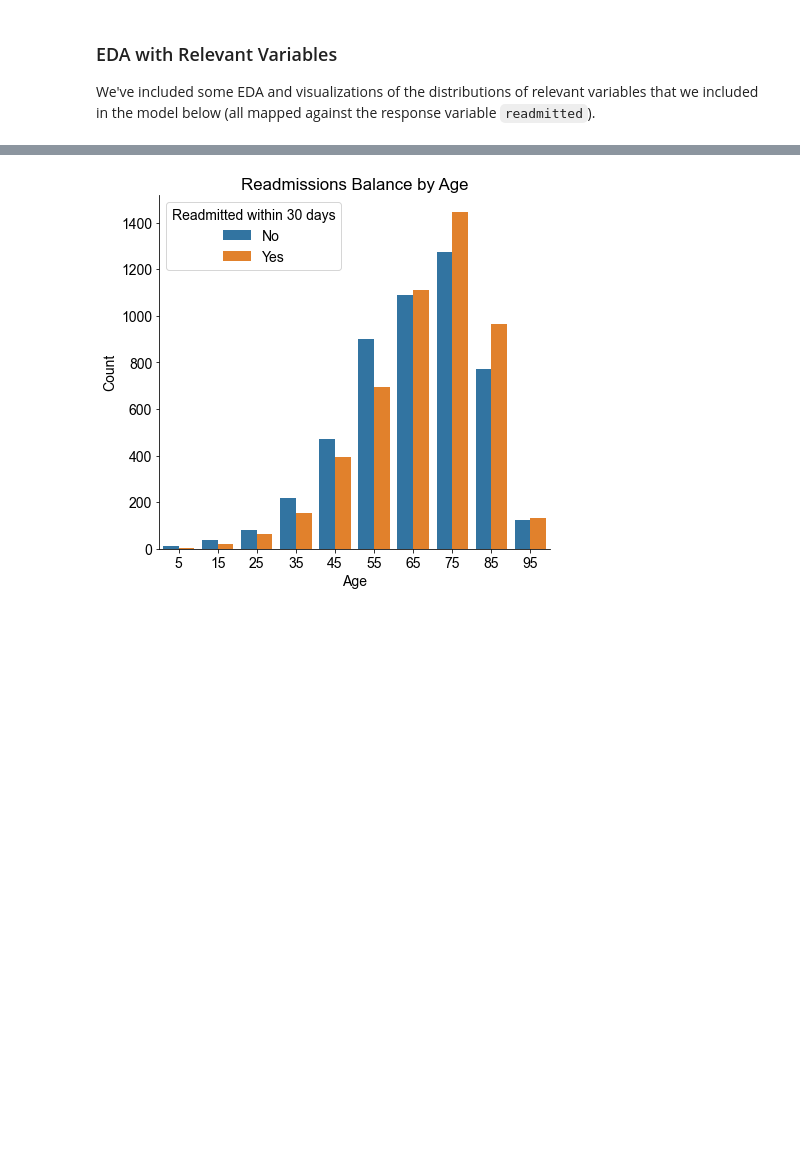
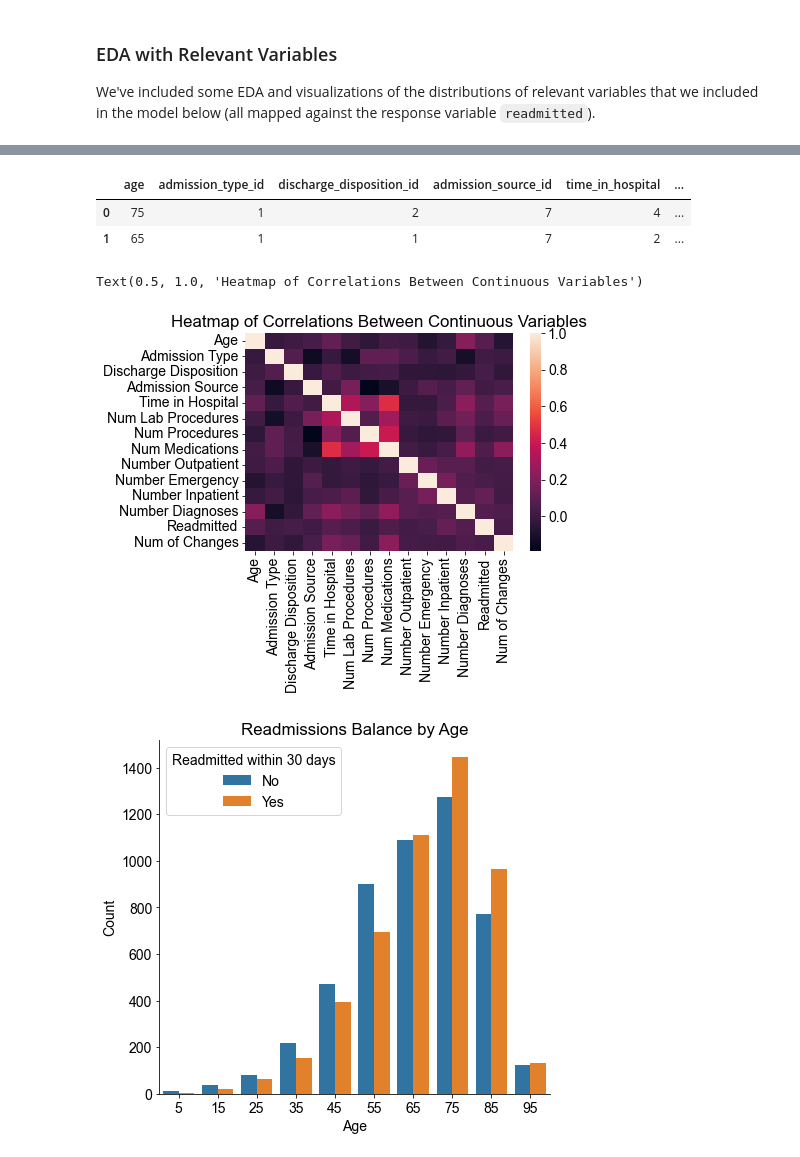
Before and after one commit to AnastasiaKWei/Saturn, a Jupyter notebook: KEH_LTW_Finalized_Modeling.ipynb, the cells around one changed output, grey strips where cells are left out. Drawn from its saved outputs; the diff is of its cells as text; code cells hidden in the pictures; blank space fills up the shorter version.

```diff
--- a/KEH_LTW_Finalized_Modeling.ipynb
+++ b/KEH_LTW_Finalized_Modeling.ipynb
@@ -85,3 +103,28 @@ We've included some EDA and visualizations of the distributions of relevant vari
+# %%
+continuous_vars = train1.loc[:, ['age', 'admission_type_id', 'discharge_disposition_id', 'admission_source_id',
+       'time_in_hospital', 'num_lab_procedures',
+       'num_procedures', 'num_medications', 'number_outpatient',
+       'number_emergency', 'number_inpatient',
+       'number_diagnoses', 'readmitted',
+       'num_of_changes']]
+
+continuous_vars = continuous_vars.reset_index(drop=True)
+
+continuous_vars.head(2)
+# %% [output]
+|  | age | admission_type_id | discharge_disposition_id | admission_source_id | time_in_hospital | ... |
+| 0 | 75 | 1 | 2 | 7 | 4 | ... |
+| 1 | 65 | 1 | 1 | 7 | 2 | ... |
+# %%
+continuous_vars = train1.loc[:, ['age', 'admission_type_id', 'discharge_disposition_id', 'admission_source_id',       'time_in_hospital', 'num_lab_procedures',       'num_procedures', 'num_medications', 'number_outpatient',       'number_emergency', 'number_inpatient',        'number_diagnoses', 'readmitted',       'num_of_changes']]
+continuous_vars.columns = ['Age', 'Admission Type', 'Discharge Disposition', 'Admission Source',       'Time in Hospital', 'Num Lab Procedures',       'Num Procedures', 'Num Medications', 'Number Outpatient',       'Number Emergency', 'Number Inpatient',        'Number Diagnoses', 'Readmitted',       'Num of Changes']
+continuous_vars = continuous_vars.reset_index(drop=True)
+
+sns.heatmap(data=continuous_vars.corr())
+plt.title('Heatmap of Correlations Between Continuous Variables')
+# %% [output]
+Text(0.5, 1.0, 'Heatmap of Correlations Between Continuous Variables')
+[figure, added]
 # %%
 # Age
 
```
Also changed, not shown: parts of 1 cell of this notebook.
